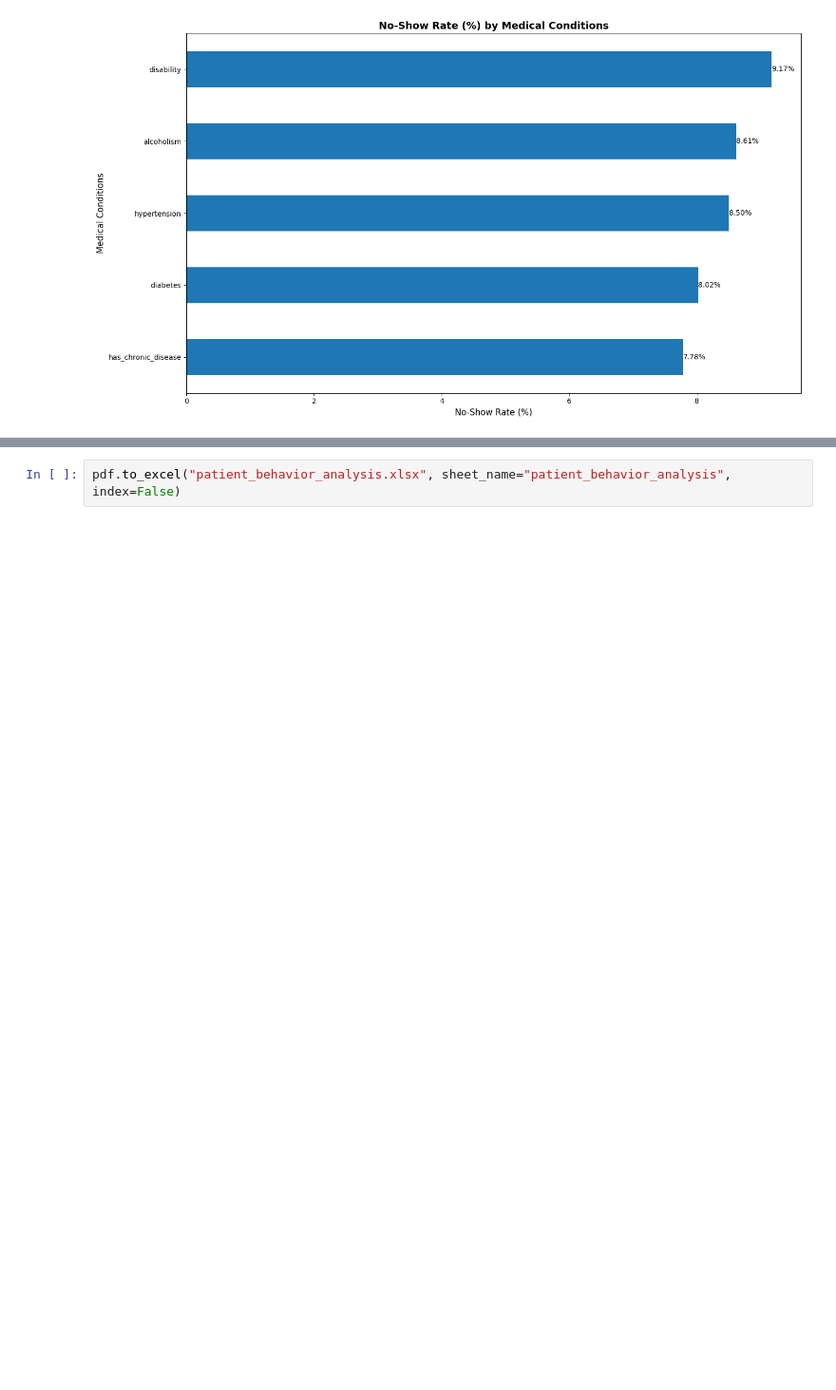
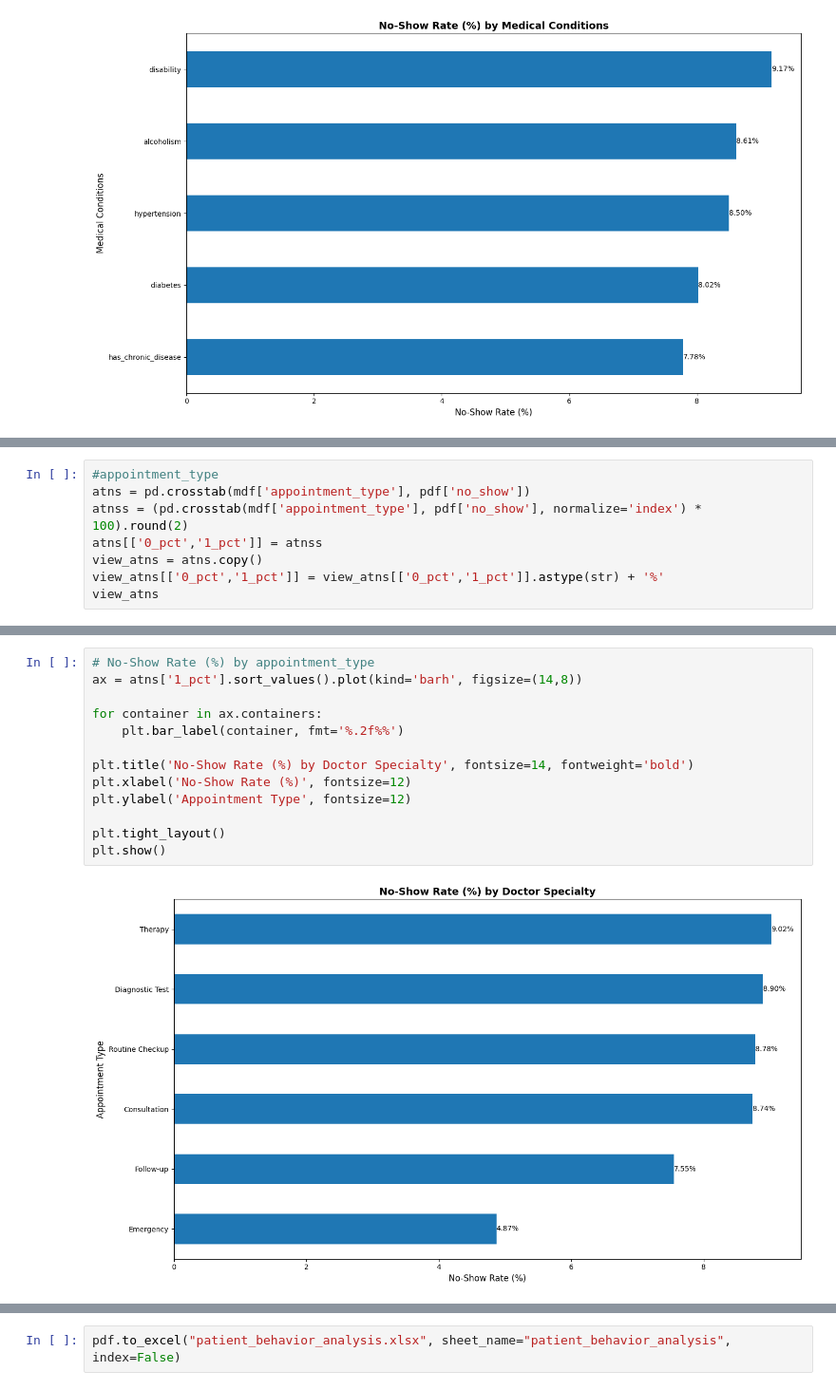
Before and after one commit to akashcstech/Health_Care_No_Show_Data_Analysis, a Jupyter notebook: Data_clean.ipynb, the cells around one changed output, grey strips where cells are left out. Shown at 95% size. Cells and saved outputs as stored; diff of their text form; blank space fills up the shorter version.

```diff
--- a/Data_clean.ipynb
+++ b/Data_clean.ipynb
@@ -2160,0 +2177,8 @@ plt.show()
+# %%
+#appointment_type
+atns = pd.crosstab(mdf['appointment_type'], pdf['no_show'])
+atnss = (pd.crosstab(mdf['appointment_type'], pdf['no_show'], normalize='index') * 100).round(2)
+atns[['0_pct','1_pct']] = atnss
+view_atns = atns.copy()
+view_atns[['0_pct','1_pct']] = view_atns[['0_pct','1_pct']].astype(str) + '%'
+view_atns
@@ -2160,0 +2194,15 @@ plt.show()
+# %%
+# No-Show Rate (%) by appointment_type
+ax = atns['1_pct'].sort_values().plot(kind='barh', figsize=(14,8))
+
+for container in ax.containers:
+    plt.bar_label(container, fmt='%.2f%%')
+
+plt.title('No-Show Rate (%) by Doctor Specialty', fontsize=14, fontweight='bold')
+plt.xlabel('No-Show Rate (%)', fontsize=12)
+plt.ylabel('Appointment Type', fontsize=12)
+
+plt.tight_layout()
+plt.show()
+# %% [output]
+[figure, added]
```
Also changed, not shown: parts of 5 cells of this notebook, 5 other files.
